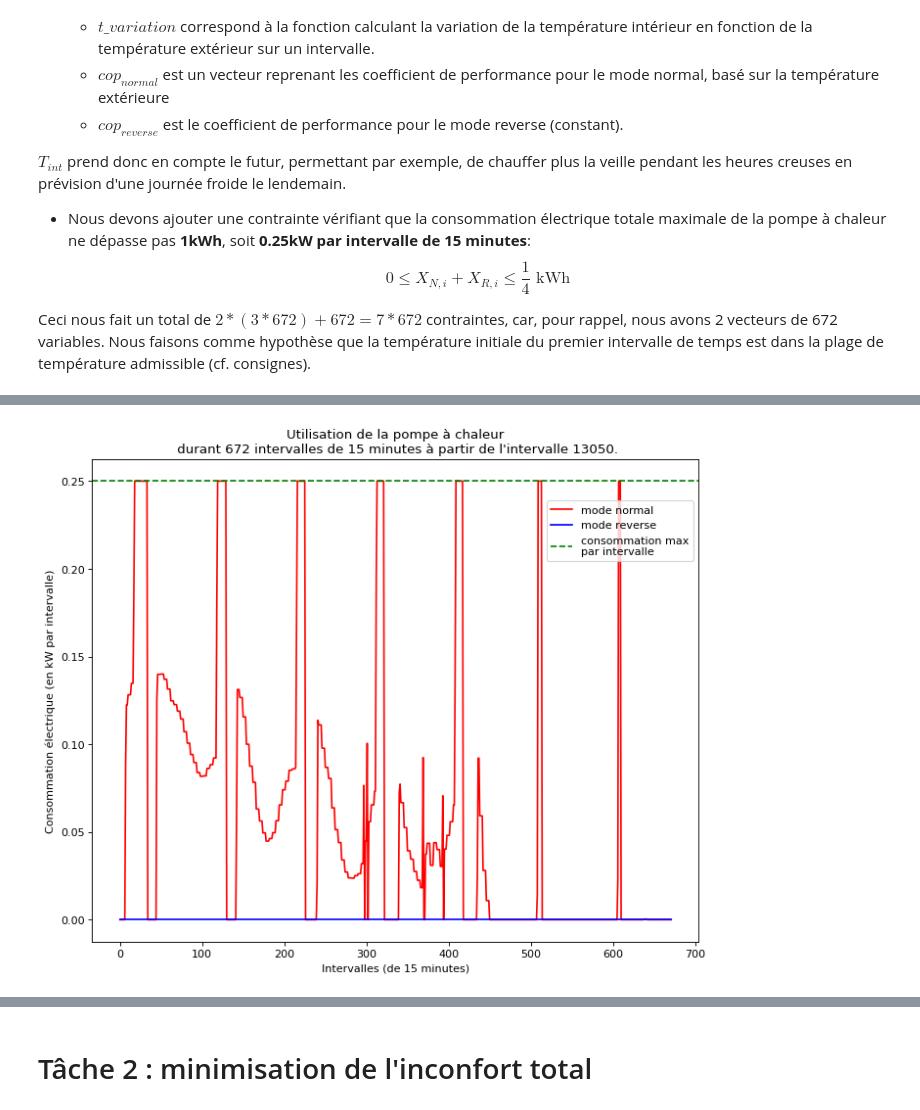
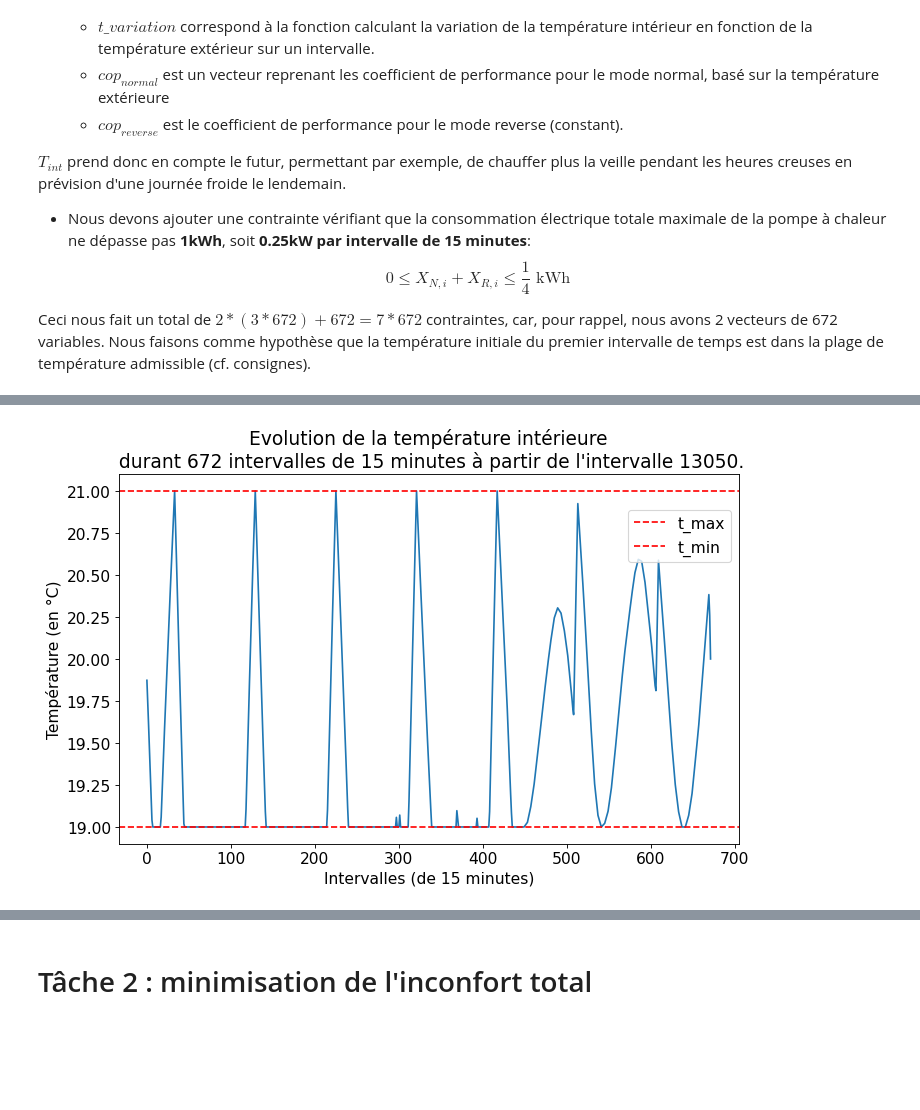
Before and after one commit to nicojmn/LINMA1702-project, a Jupyter notebook: part-1/notebook-part-1.ipynb, the cells around one changed output, grey strips where cells are left out. Saved outputs shown, nothing was run; the diff lists cells and outputs as text; code cells hidden in the pictures; blank space fills up the shorter version.

```diff
--- a/part-1/notebook-part-1.ipynb
+++ b/part-1/notebook-part-1.ipynb
@@ -172,8 +186,7 @@ def pump_graph(Xn, Xr, index, size):
 # %%
-import numpy as np
-
-data_vector = np.load('data/Temperatures-Montreal.npy')
-result, Xn, Xr, T, elapsed_time = task1(data_vector, 13050, 672, 19, 21, 0.26, 0.18)
+index = 13050
+size = 672
+result, Xn, Xr, T, elapsed_time = task1(data_vector, index, size, 19, 21, 0.26, 0.18)
 # %%
 print(f'Temps de calcul (en secondes) : {np.around(elapsed_time, 3)}')
 print(f'Coût minimal (en $) : {np.around(result, 4)}')
@@ -206,4 +202,7 @@ temperature_graph(T.value, 13050, 672, 19, 21)
-# %%
-pump_graph(Xn.value, Xr.value, 13050, 672)
-# %% [output]
-[figure, removed]
+# %%
+plt.rcParams.update({'font.size': 14})
+title = f'Evolution de la température intérieure\n durant {size} intervalles de 15 minutes à partir de l\'intervalle {index}.'
+filename = f'graphs/task1_temp_graph_{index}.pdf'
+temperature_graph(T.value, 19, 21, title, filename)
+# %% [output]
+[figure, added]
```
Also changed, not shown: parts of 36 cells of this notebook, 15 other files.
